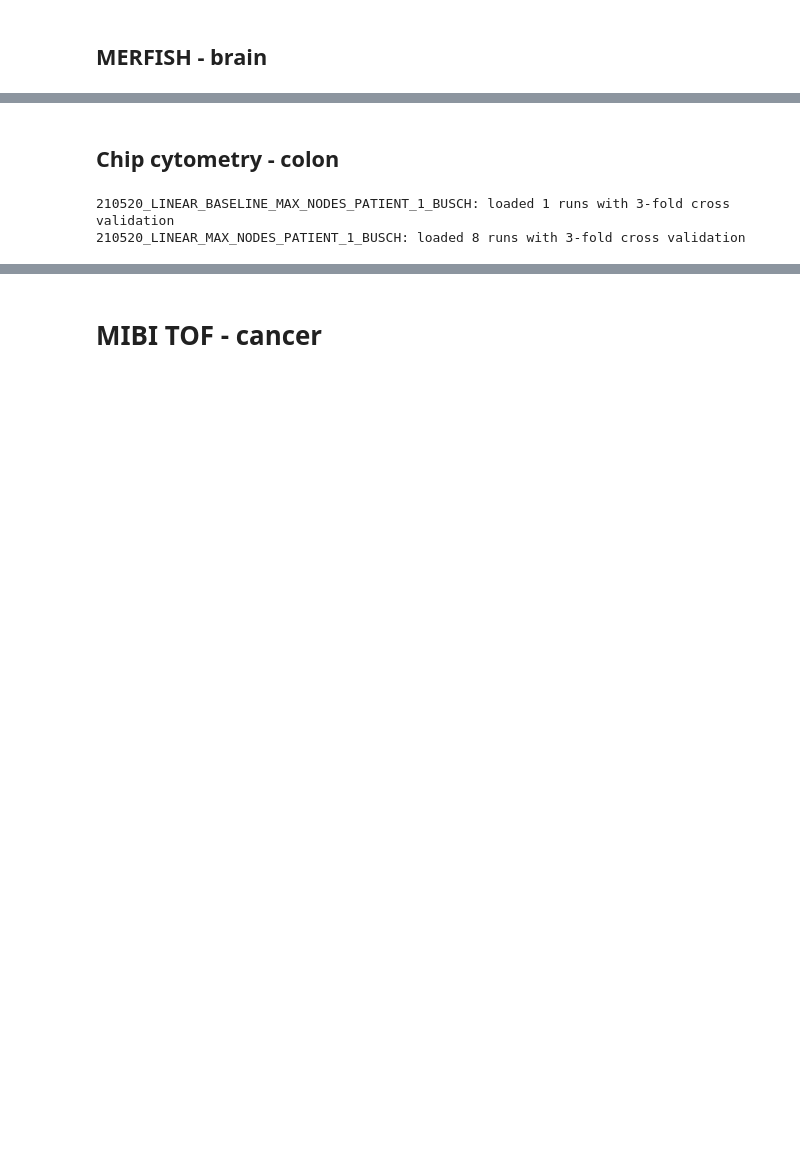
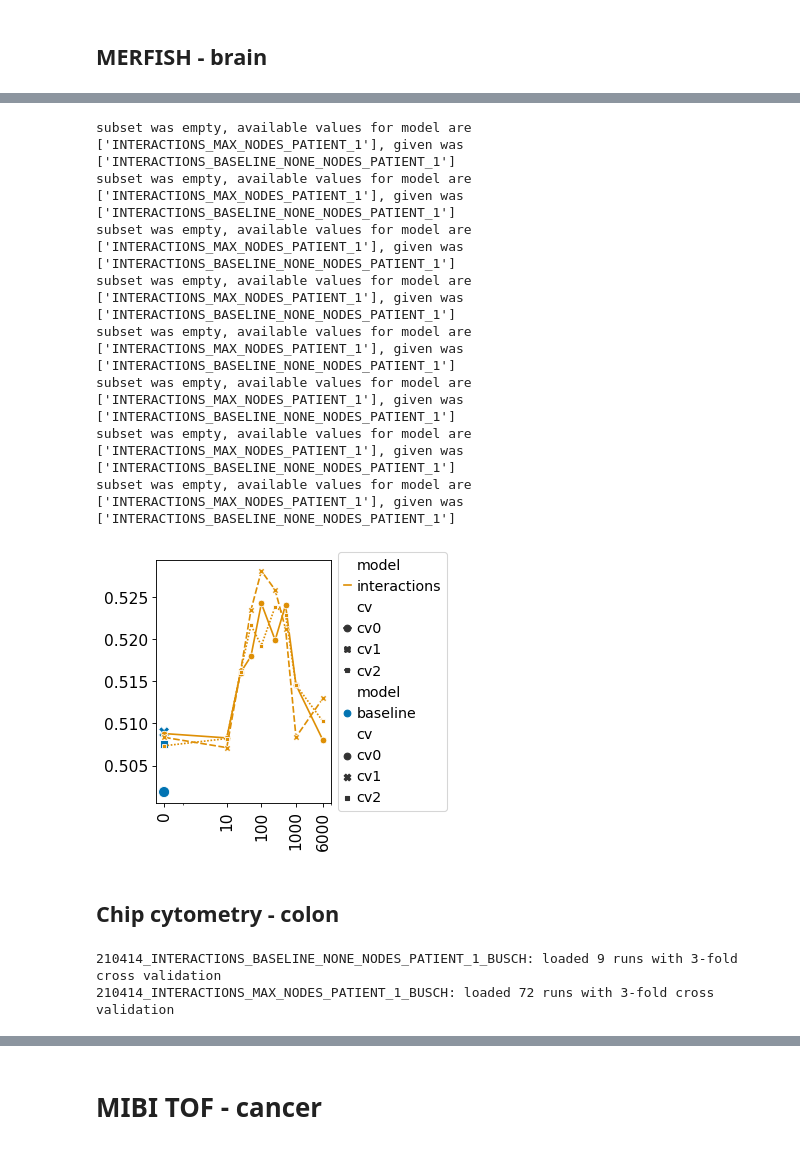
Before and after one commit to theislab/ncem, a Jupyter notebook: model_benchmarks_interactions.ipynb, the cells around one changed output, grey strips where cells are left out. Cells and saved outputs as stored; diff of their text form; code cells hidden in the pictures; blank space fills up the shorter version.

```diff
--- a/model_benchmarks_interactions.ipynb
+++ b/model_benchmarks_interactions.ipynb
@@ -55,2 +42,32 @@ FileNotFoundError: [Errno 2] No such file or directory: '/Users/anna.schaar/phd/
+# %%
+gs_linear.plot_best_model_by_hyperparam(
+    partition_show="test",
+    metric_show="r_squared_linreg",
+    partition_select="val",
+    metric_select="r_squared_linreg",
+    param_x="um_radius",
+    param_hue="model",
+    graph_model_class='interactions',
+    baseline_model_class='interactions_baseline',
+    rename_levels = [
+        ("model", {
+            "INTERACTIONS_MAX_NODES_PATIENT_1": "interactions",
+            "INTERACTIONS_BASELINE_NONE_NODES_PATIENT_1": "baseline",
+        })
+    ],
+    plot_mode = 'lineplot',
+    palette = {"baseline": "C0", "interactions": "C1"},
+    xticks=[0, 10, 100, 1000, 6000],
+)
+# %% [output]
+subset was empty, available values for model are ['INTERACTIONS_MAX_NODES_PATIENT_1'], given was ['INTERACTIONS_BASELINE_NONE_NODES_PATIENT_1']
+subset was empty, available values for model are ['INTERACTIONS_MAX_NODES_PATIENT_1'], given was ['INTERACTIONS_BASELINE_NONE_NODES_PATIENT_1']
+subset was empty, available values for model are ['INTERACTIONS_MAX_NODES_PATIENT_1'], given was ['INTERACTIONS_BASELINE_NONE_NODES_PATIENT_1']
+subset was empty, available values for model are ['INTERACTIONS_MAX_NODES_PATIENT_1'], given was ['INTERACTIONS_BASELINE_NONE_NODES_PATIENT_1']
+subset was empty, available values for model are ['INTERACTIONS_MAX_NODES_PATIENT_1'], given was ['INTERACTIONS_BASELINE_NONE_NODES_PATIENT_1']
+subset was empty, available values for model are ['INTERACTIONS_MAX_NODES_PATIENT_1'], given was ['INTERACTIONS_BASELINE_NONE_NODES_PATIENT_1']
+subset was empty, available values for model are ['INTERACTIONS_MAX_NODES_PATIENT_1'], given was ['INTERACTIONS_BASELINE_NONE_NODES_PATIENT_1']
+subset was empty, available values for model are ['INTERACTIONS_MAX_NODES_PATIENT_1'], given was ['INTERACTIONS_BASELINE_NONE_NODES_PATIENT_1']
+[figure, added]
 # %% [markdown]
 ## Chip cytometry - colon
@@ -63,12 +77,13 @@ gs_linear = ncem.train.GridSearchContainer(
     gs_ids=[
         "210414_INTERACTIONS_BASELINE_NONE_NODES_PATIENT_1_BUSCH",
         "210414_INTERACTIONS_MAX_NODES_PATIENT_1_BUSCH"
-    ]
+    ],
+    lateral_resolution = 0.5
 )
 gs_linear.load_gs()
 # %% [output]
-210520_LINEAR_BASELINE_MAX_NODES_PATIENT_1_BUSCH: loaded 1 runs with 3-fold cross validation
-210520_LINEAR_MAX_NODES_PATIENT_1_BUSCH: loaded 8 runs with 3-fold cross validation
+210414_INTERACTIONS_BASELINE_NONE_NODES_PATIENT_1_BUSCH: loaded 9 runs with 3-fold cross validation
+210414_INTERACTIONS_MAX_NODES_PATIENT_1_BUSCH: loaded 72 runs with 3-fold cross validation
 # %%
 gs_linear.plot_best_model_by_hyperparam(
     partition_show="test",
```
Also changed, not shown: parts of 14 cells of this notebook, 1 other file.
